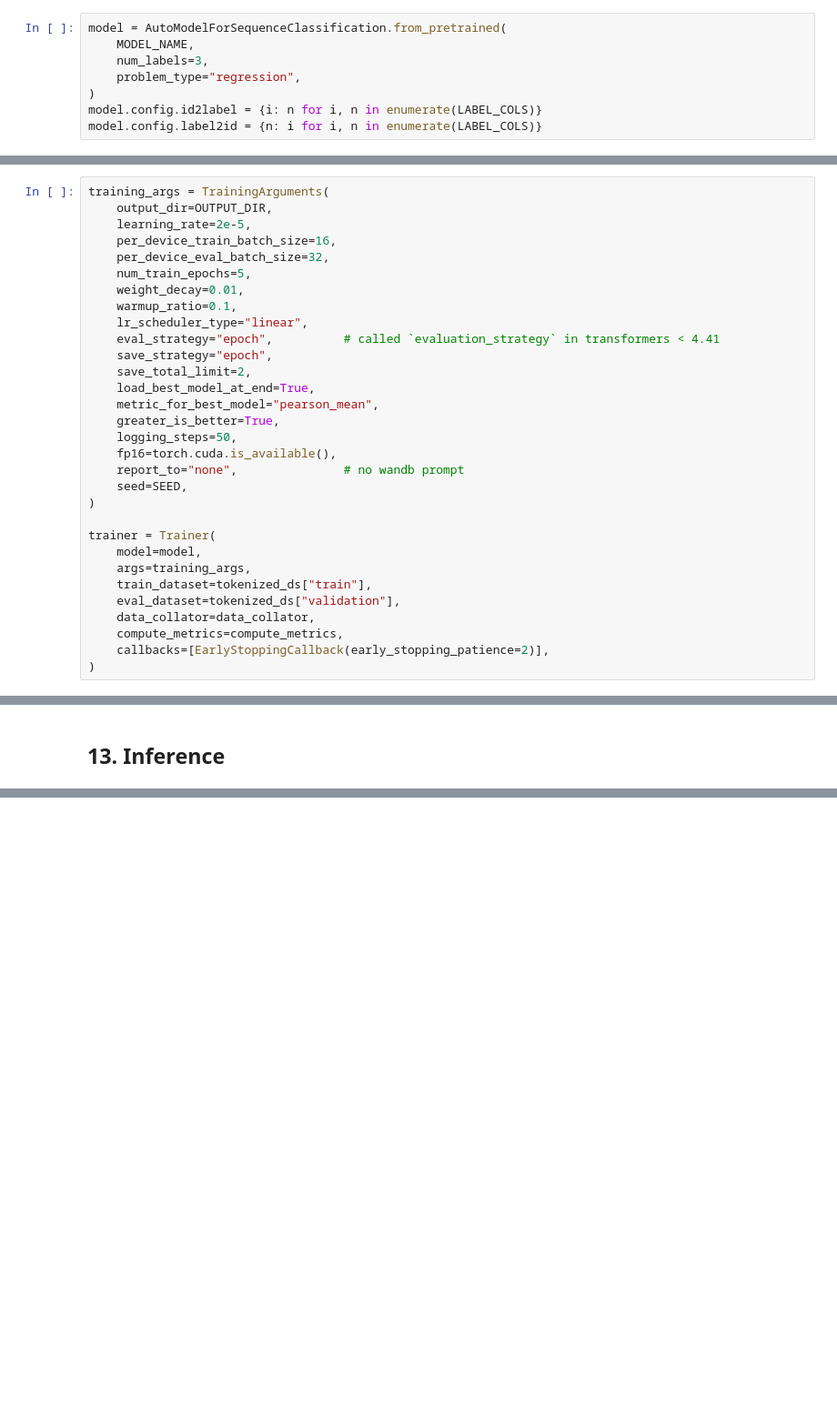
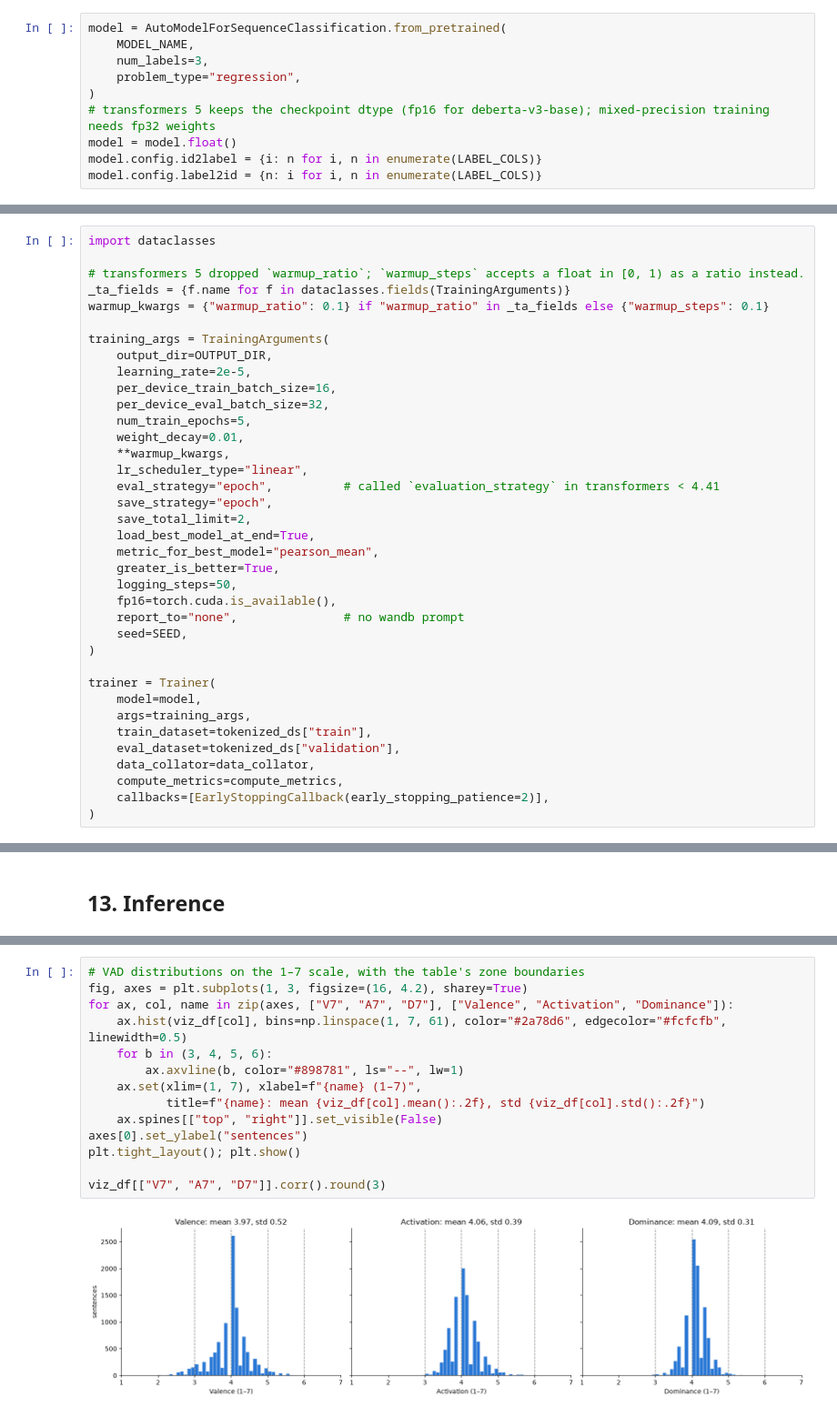
Before and after one commit to XXoussam/Text-To-VAD, a Jupyter notebook: deberta_v3_vad_emobank.ipynb, the cells around one changed output, grey strips where cells are left out. Shown at 91% size. Drawn from its saved outputs; the diff is of its cells as text; blank space fills up the shorter version.

```diff
--- a/deberta_v3_vad_emobank.ipynb
+++ b/deberta_v3_vad_emobank.ipynb
@@ -119,5 +178,7 @@ model = AutoModelForSequenceClassification.from_pretrained(
     num_labels=3,
     problem_type="regression",
 )
+# transformers 5 keeps the checkpoint dtype (fp16 for deberta-v3-base); mixed-precision training needs fp32 weights
+model = model.float()
 model.config.id2label = {i: n for i, n in enumerate(LABEL_COLS)}
 model.config.label2id = {n: i for i, n in enumerate(LABEL_COLS)}
@@ -149,6 +228,12 @@ def compute_metrics(eval_pred):
 
 Starting values from the guide (lr 2e-5, batch 16, max length 128), with a few Colab-friendly additions: fp16 on GPU, warmup, early stopping, and picking the best checkpoint by mean Pearson r.
 # %%
+import dataclasses
+
+# transformers 5 dropped `warmup_ratio`; `warmup_steps` accepts a float in [0, 1) as a ratio instead.
+_ta_fields = {f.name for f in dataclasses.fields(TrainingArguments)}
+warmup_kwargs = {"warmup_ratio": 0.1} if "warmup_ratio" in _ta_fields else {"warmup_steps": 0.1}
+
 training_args = TrainingArguments(
     output_dir=OUTPUT_DIR,
     learning_rate=2e-5,
@@ -156,7 +241,7 @@ training_args = TrainingArguments(
     per_device_eval_batch_size=32,
     num_train_epochs=5,
     weight_decay=0.01,
-    warmup_ratio=0.1,
+    **warmup_kwargs,
     lr_scheduler_type="linear",
     eval_strategy="epoch",          # called `evaluation_strategy` in transformers < 4.41
     save_strategy="epoch",
@@ -261,0 +479,16 @@ infer_tokenizer.push_to_hub(HUB_REPO)
+# %%
+# VAD distributions on the 1–7 scale, with the table's zone boundaries
+fig, axes = plt.subplots(1, 3, figsize=(16, 4.2), sharey=True)
+for ax, col, name in zip(axes, ["V7", "A7", "D7"], ["Valence", "Activation", "Dominance"]):
+    ax.hist(viz_df[col], bins=np.linspace(1, 7, 61), color="#2a78d6", edgecolor="#fcfcfb", linewidth=0.5)
+    for b in (3, 4, 5, 6):
+        ax.axvline(b, color="#898781", ls="--", lw=1)
+    ax.set(xlim=(1, 7), xlabel=f"{name} (1–7)",
+           title=f"{name}: mean {viz_df[col].mean():.2f}, std {viz_df[col].std():.2f}")
+    ax.spines[["top", "right"]].set_visible(False)
+axes[0].set_ylabel("sentences")
+plt.tight_layout(); plt.show()
+
+viz_df[["V7", "A7", "D7"]].corr().round(3)
+# %% [output]
+[figure, added]
```
Also changed, not shown: parts of 31 cells of this notebook, 4 other files.
